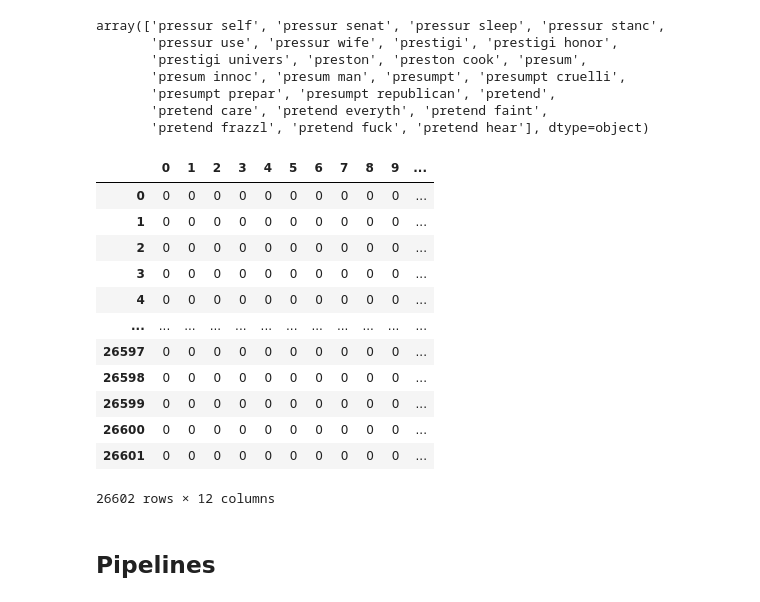
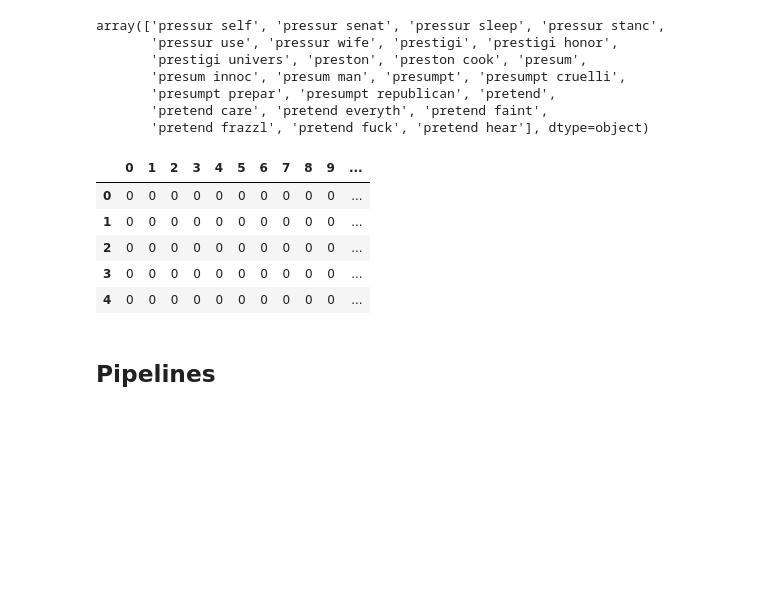
Before and after one commit to wilberquito/Sarcasm-Detector, a Jupyter notebook: detection.ipynb, the cells around one changed output. Cells and saved outputs as stored; diff of their text form; code cells hidden in the pictures; blank space fills up the shorter version.

```diff
--- a/detection.ipynb
+++ b/detection.ipynb
@@ -66,5 +43,5 @@ warnings.filterwarnings('ignore')
 ## The data
 # %%
 dataset_name = 'Sarcasm_Headlines_Dataset.json'
-df = pd.read_json(dataset_name, lines=True)
+X_a = pd.read_json(dataset_name, lines=True)
 # %%
@@ -104,6 +81,8 @@ is_sarcastic    0
 dtype: int64
 # %% [markdown]
 ### Get ride of duplicated headlines
+# %%
+df = X_a.copy()
 # %%
 df['headline'].duplicated().sum()
 # %% [output]
@@ -289,21 +268,14 @@ X = X.astype('int32')
 sdf = pd.DataFrame.sparse.from_spmatrix(X)
 sdf[['is_sarcastic', 'transmitter']] = df[['is_sarcastic', 'transmitter']]
 # %%
-sdf[list(range(10)) + ['is_sarcastic', 'transmitter']]
+sdf[list(range(10)) + ['is_sarcastic', 'transmitter']].head()
 # %% [output]
 |  | 0 | 1 | 2 | 3 | 4 | 5 | 6 | 7 | 8 | 9 | ... |
 | 0 | 0 | 0 | 0 | 0 | 0 | 0 | 0 | 0 | 0 | 0 | ... |
 | 1 | 0 | 0 | 0 | 0 | 0 | 0 | 0 | 0 | 0 | 0 | ... |
 | 2 | 0 | 0 | 0 | 0 | 0 | 0 | 0 | 0 | 0 | 0 | ... |
 | 3 | 0 | 0 | 0 | 0 | 0 | 0 | 0 | 0 | 0 | 0 | ... |
 | 4 | 0 | 0 | 0 | 0 | 0 | 0 | 0 | 0 | 0 | 0 | ... |
-| ... | ... | ... | ... | ... | ... | ... | ... | ... | ... | ... | ... |
-| 26597 | 0 | 0 | 0 | 0 | 0 | 0 | 0 | 0 | 0 | 0 | ... |
-| 26598 | 0 | 0 | 0 | 0 | 0 | 0 | 0 | 0 | 0 | 0 | ... |
-| 26599 | 0 | 0 | 0 | 0 | 0 | 0 | 0 | 0 | 0 | 0 | ... |
-| 26600 | 0 | 0 | 0 | 0 | 0 | 0 | 0 | 0 | 0 | 0 | ... |
-| 26601 | 0 | 0 | 0 | 0 | 0 | 0 | 0 | 0 | 0 | 0 | ... |
-26602 rows × 12 columns
 # %% [markdown]
 ## Pipelines
 # %% [markdown]
```
Also changed, not shown: parts of 18 cells of this notebook.
